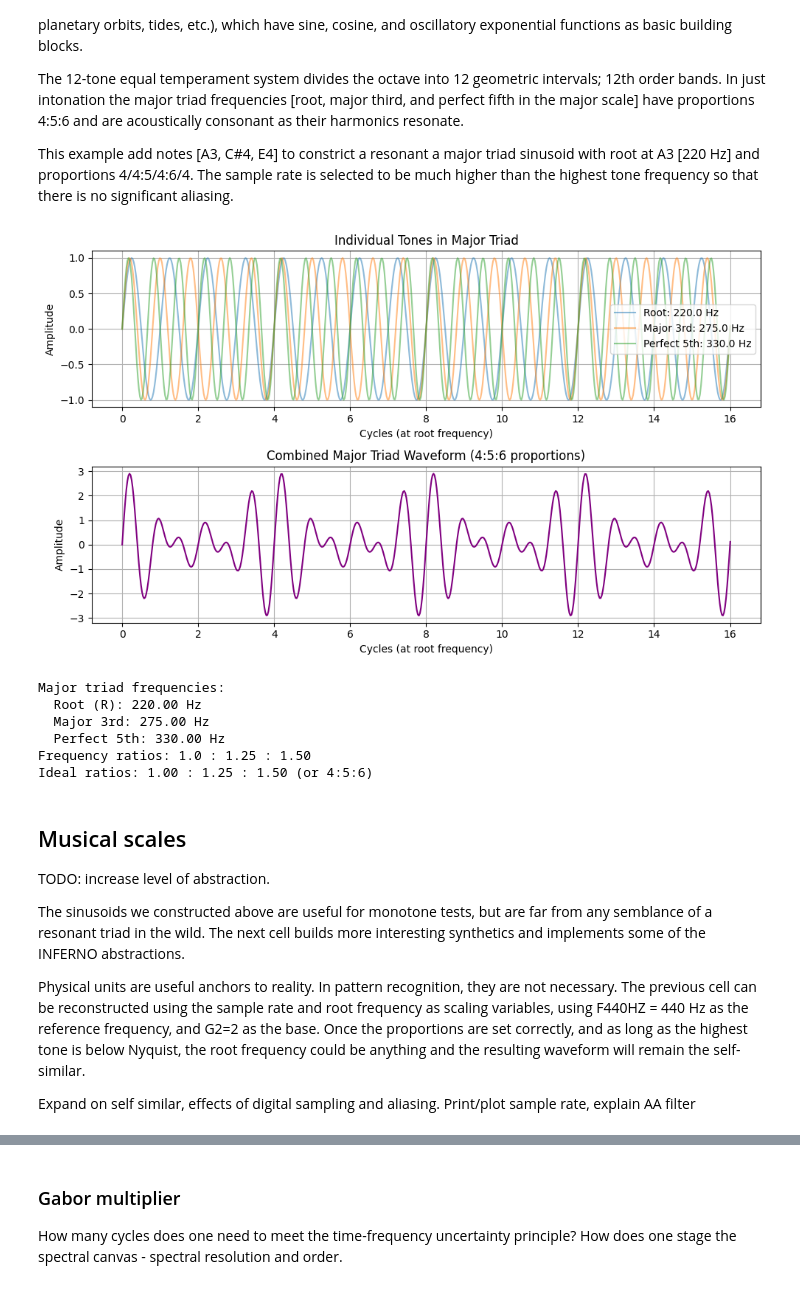
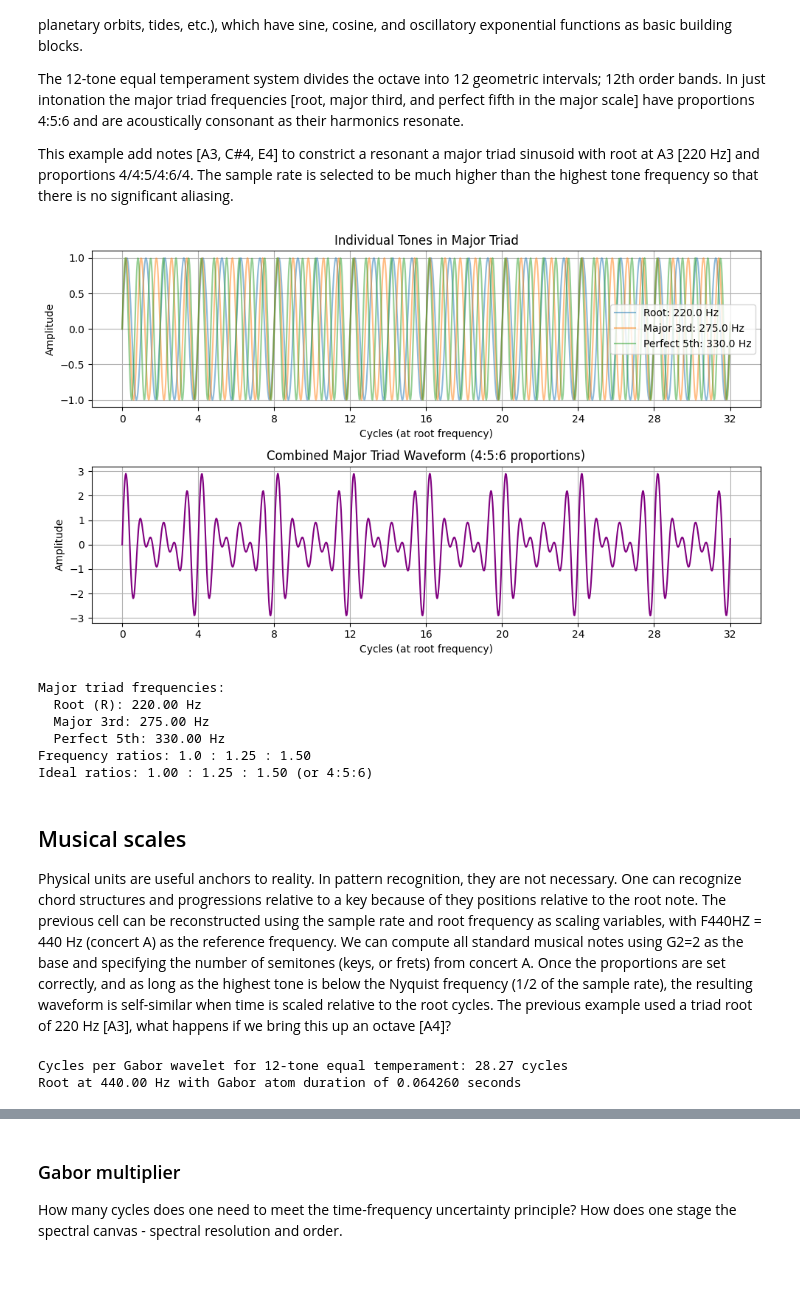
Before and after one commit to ISLA-UH/quantum-inferno, a Jupyter notebook: docs/notebooks/scales_dyadic_evaluation.ipynb, the cells around one changed output, grey strips where cells are left out. Drawn from its saved outputs; the diff is of its cells as text; code cells hidden in the pictures.

Commit message:
Update jupyter for scales; write tutorial paper

```diff
--- a/docs/notebooks/scales_dyadic_evaluation.ipynb
+++ b/docs/notebooks/scales_dyadic_evaluation.ipynb
@@ -39,39 +39,43 @@ major_triad = tone_root + tone_third + tone_fifth
 # Convert time to cycles at root frequency
 cycles_root = f_root * t
 
-# Plot the waveform (first 16 cycles)
-n_cycles = 16
+# Plot the waveform (first 32 cycles)
+n_cycles = 32
 plot_samples = int(n_cycles / f_root * fs) + 2  # +2 to include endpoint
 plt.figure(figsize=(10, 6))
 
 plt.subplot(2, 1, 1)
 plt.plot(cycles_root[:plot_samples], tone_root[:plot_samples], alpha=0.5, label=f'Root: {f_root:.1f} Hz')
 plt.plot(cycles_root[:plot_samples], tone_third[:plot_samples], alpha=0.5, label=f'Major 3rd: {f_major_third:.1f} Hz')
 plt.plot(cycles_root[:plot_samples], tone_fifth[:plot_samples], alpha=0.5, label=f'Perfect 5th: {f_perfect_fifth:.1f} Hz')
 plt.xlabel('Cycles (at root frequency)')
 plt.ylabel('Amplitude')
 plt.title('Individual Tones in Major Triad')
 plt.legend()
 plt.grid(True)
+# Tick marks every 4 cycles
+plt.xticks(np.arange(0, n_cycles + 1, 4))
 
 plt.subplot(2, 1, 2)
 plt.plot(cycles_root[:plot_samples], major_triad[:plot_samples], color='purple', linewidth=1.5)
 plt.xlabel('Cycles (at root frequency)')
 plt.ylabel('Amplitude')
 plt.title('Combined Major Triad Waveform (4:5:6 proportions)')
 plt.grid(True)
+# Tick marks every 4 cycles
+plt.xticks(np.arange(0, n_cycles + 1, 4))
 
 plt.tight_layout()
 plt.show()
 
 print(f'Major triad frequencies:')
 print(f'  Root (R): {f_root:.2f} Hz')
 print(f'  Major 3rd: {f_major_third:.2f} Hz')
 print(f'  Perfect 5th: {f_perfect_fifth:.2f} Hz')
 print(f'Frequency ratios: {f_root/f_root:.1f} : {f_major_third/f_root:.2f} : {f_perfect_fifth/f_root:.2f}')
 print(f'Ideal ratios: 1.00 : 1.25 : 1.50 (or 4:5:6)')
 # %% [output]
-[figure, old version]
+[figure, new version]
 Major triad frequencies:
   Root (R): 220.00 Hz
   Major 3rd: 275.00 Hz
@@ -80,23 +84,24 @@ Frequency ratios: 1.0 : 1.25 : 1.50
 Ideal ratios: 1.00 : 1.25 : 1.50 (or 4:5:6)
 # %% [markdown]
 ## Musical scales
-TODO: increase level of abstraction.
-
-The sinusoids we constructed above are useful for monotone tests, but are far from any semblance of a resonant triad in the wild. The next cell builds more interesting synthetics and implements some of the INFERNO abstractions.
-
-Physical units are useful anchors to reality. In pattern recognition, they are not necessary. The previous cell can be reconstructed using the sample rate and root frequency as scaling variables, using F440HZ = 440 Hz as the reference frequency, and G2=2 as the base. Once the proportions are set correctly, and as long as the highest tone is below Nyquist, the root frequency could be anything and the resulting waveform will remain the self-similar.
-
-Expand on self similar, effects of digital sampling and aliasing. Print/plot sample rate, explain AA filter
+Physical units are useful anchors to reality. In pattern recognition, they are not necessary.
+One can recognize chord structures and progressions relative to a key because of they positions relative to the root note.
+The previous cell can be reconstructed using the sample rate and root frequency as scaling variables, with F440HZ = 440 Hz (concert A) as the reference frequency. We can compute all standard musical notes using G2=2 as the base and specifying the number of semitones (keys, or frets) from concert A. Once the proportions are set correctly, and as long as the highest tone is below the Nyquist frequency (1/2 of the sample rate), the resulting waveform is self-similar when time is scaled relative to the root cycles. The previous example used a triad root of 220 Hz [A3], what happens if we bring this up an octave [A4]?
 # %%
 # Ensure qi_scales and synthetics are available in this cell (import if notebook state lost)
 import quantum_inferno.scales_dyadic as qi_scales
-from quantum_inferno.synth import synthetic_signals
 
 # Key scaling parameters for cyberspectral triad (dimensionless cycles, 440 Hz reference, dyadic base
 f_ref_hz = qi_scales.Slice.F440HZ   # Reference frequency is concert A = F440HZ for musical notes
 base_dyadic = qi_scales.Slice.G2    # Dyadic base 2 defined the octave of 12 TET intervals
 order_musical = 12  # 12-tone musical octave ordering; 12 semitones per octave
-cycles_gabor = qi_scales.scale_multiplier(order_musical)
 # Define root note in semitones relative to F440HZ
-number_semitones = -12  # Root note 12 semitones (one octave) below F440HZ, well sampled
-triad_ratios = 4/4, 5/4, 6/4  # Major triad frequency ratios
+# Previous example:
+# number_semitones = -12  # Root note 12 semitones (one octave) below F440HZ, well sampled
+# This example: Concert A as root
+number_semitones = 0  # Root note at F440HZ
+# Apply geometrical interval scaling to get standardized musical root frequency
+f_root_hz = f_ref_hz * (base_dyadic**(number_semitones/order_musical))
+# %% [output]
+Cycles per Gabor wavelet for 12-tone equal temperament: 28.27 cycles
+Root at 440.00 Hz with Gabor atom duration of 0.064260 seconds
```
Also changed, not shown: parts of 5 cells of this notebook.
